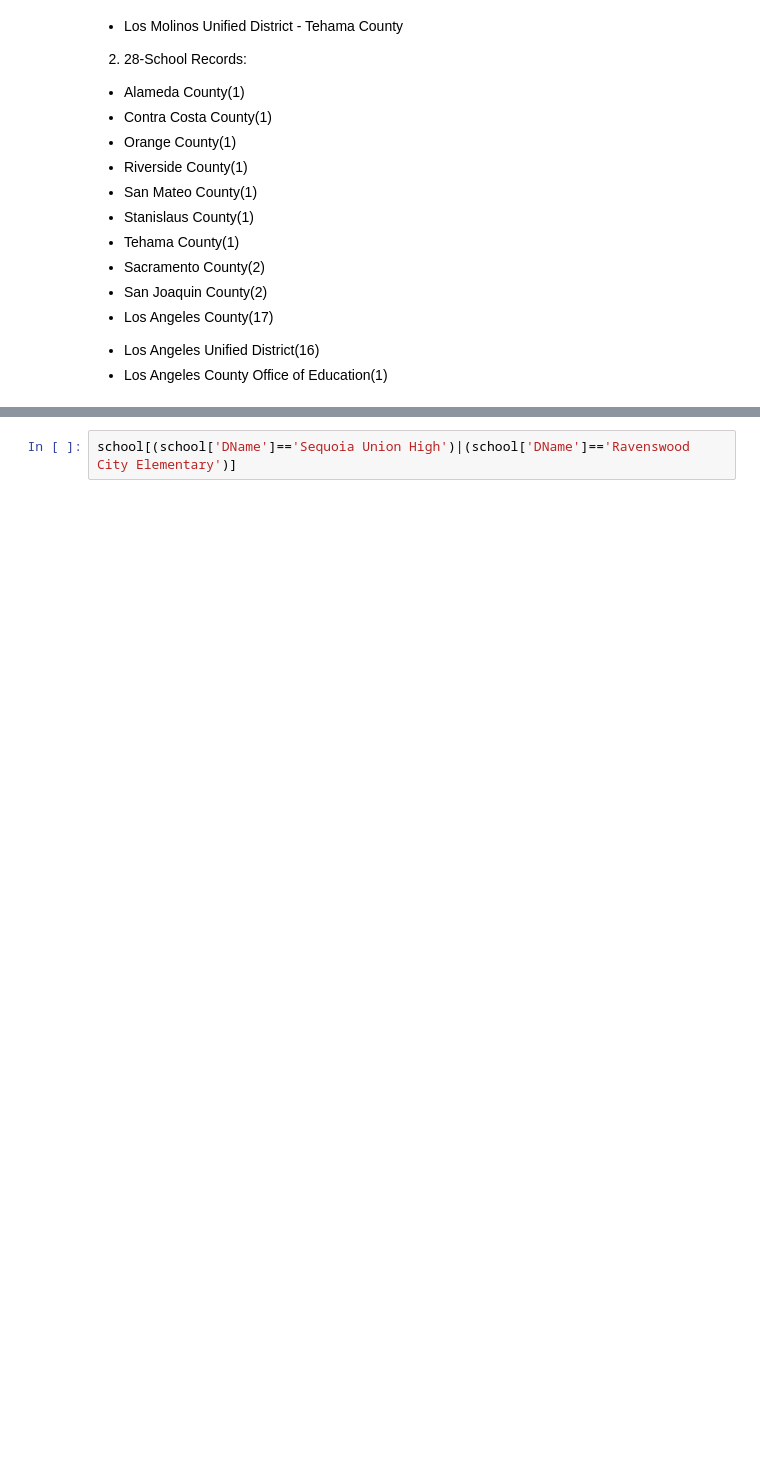
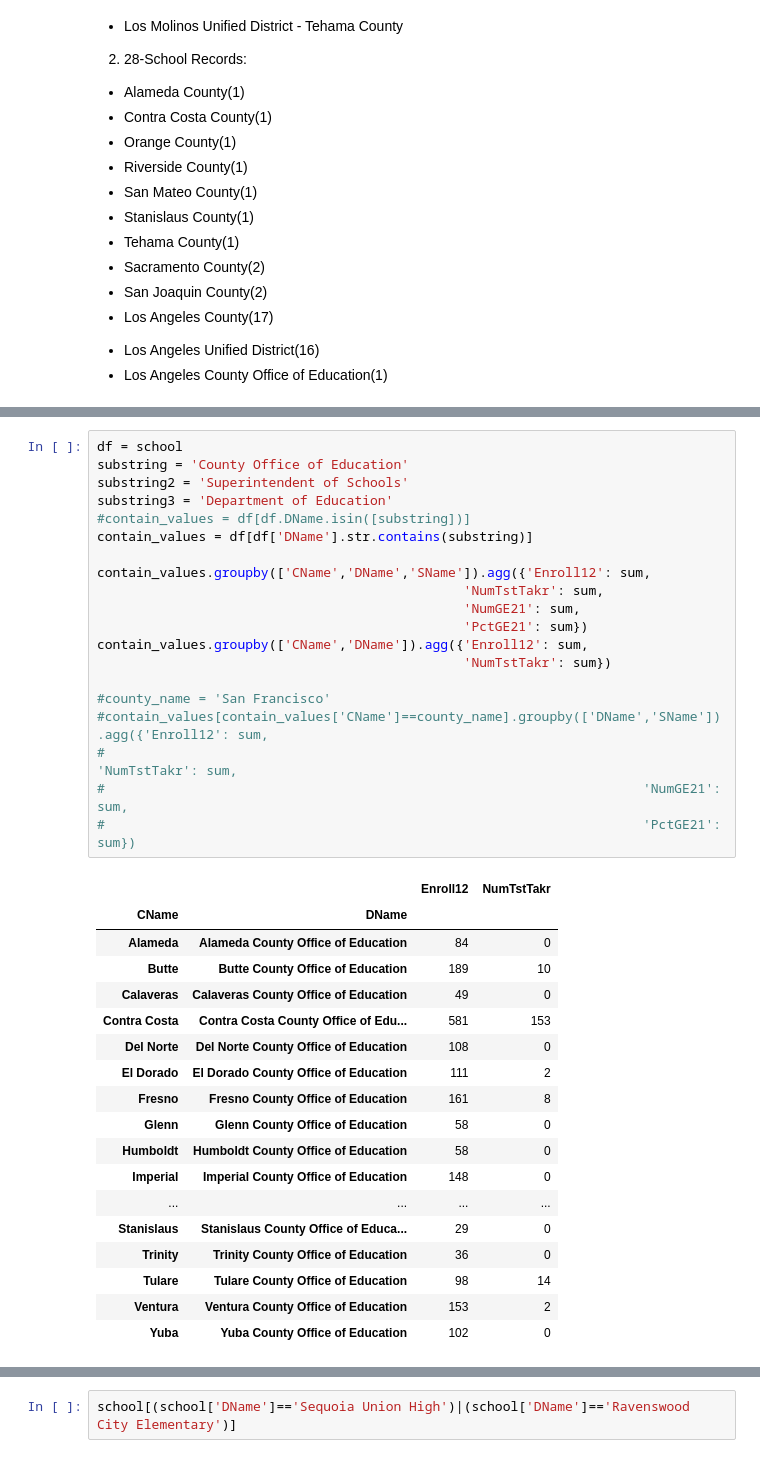
Before and after one commit to griffinbran/Equitable-Education-Affects-on-College-Entrance-Exam-Performance, a Jupyter notebook: Code/Notebook-01-Data-Import-and-Cleaning.ipynb, the cells around one changed output, grey strips where cells are left out. Cells and saved outputs as stored; diff of their text form; blank space fills up the shorter version.

```diff
--- a/Code/Notebook-01-Data-Import-and-Cleaning.ipynb
+++ b/Code/Notebook-01-Data-Import-and-Cleaning.ipynb
@@ -99,0 +136,39 @@ school[school['CName']=='San Mateo'].groupby('DName').count()
+# %%
+df = school
+substring = 'County Office of Education'
+substring2 = 'Superintendent of Schools'
+substring3 = 'Department of Education'
+#contain_values = df[df.DName.isin([substring])]
+contain_values = df[df['DName'].str.contains(substring)]
+
+contain_values.groupby(['CName','DName','SName']).agg({'Enroll12': sum,
+                                               'NumTstTakr': sum,
+                                               'NumGE21': sum,
+                                               'PctGE21': sum})
+contain_values.groupby(['CName','DName']).agg({'Enroll12': sum,
+                                               'NumTstTakr': sum})
+
+#county_name = 'San Francisco'
+#contain_values[contain_values['CName']==county_name].groupby(['DName','SName']).agg({'Enroll12': sum,
+#                                                                     'NumTstTakr': sum,
+#                                                                     'NumGE21': sum,
+#                                                                     'PctGE21': sum})
+# %% [output]
+|  |  | Enroll12 | NumTstTakr |
+| CName | DName |  |  |
+| Alameda | Alameda County Office of Education | 84 | 0 |
+| Butte | Butte County Office of Education | 189 | 10 |
+| Calaveras | Calaveras County Office of Education | 49 | 0 |
+| Contra Costa | Contra Costa County Office of Edu... | 581 | 153 |
+| Del Norte | Del Norte County Office of Education | 108 | 0 |
+| El Dorado | El Dorado County Office of Education | 111 | 2 |
+| Fresno | Fresno County Office of Education | 161 | 8 |
+| Glenn | Glenn County Office of Education | 58 | 0 |
+| Humboldt | Humboldt County Office of Education | 58 | 0 |
+| Imperial | Imperial County Office of Education | 148 | 0 |
+| ... | ... | ... | ... |
+| Stanislaus | Stanislaus County Office of Educa... | 29 | 0 |
+| Trinity | Trinity County Office of Education | 36 | 0 |
+| Tulare | Tulare County Office of Education | 98 | 14 |
+| Ventura | Ventura County Office of Education | 153 | 2 |
+| Yuba | Yuba County Office of Education | 102 | 0 |
```
Also changed, not shown: parts of 5 cells of this notebook, 1 other file.
